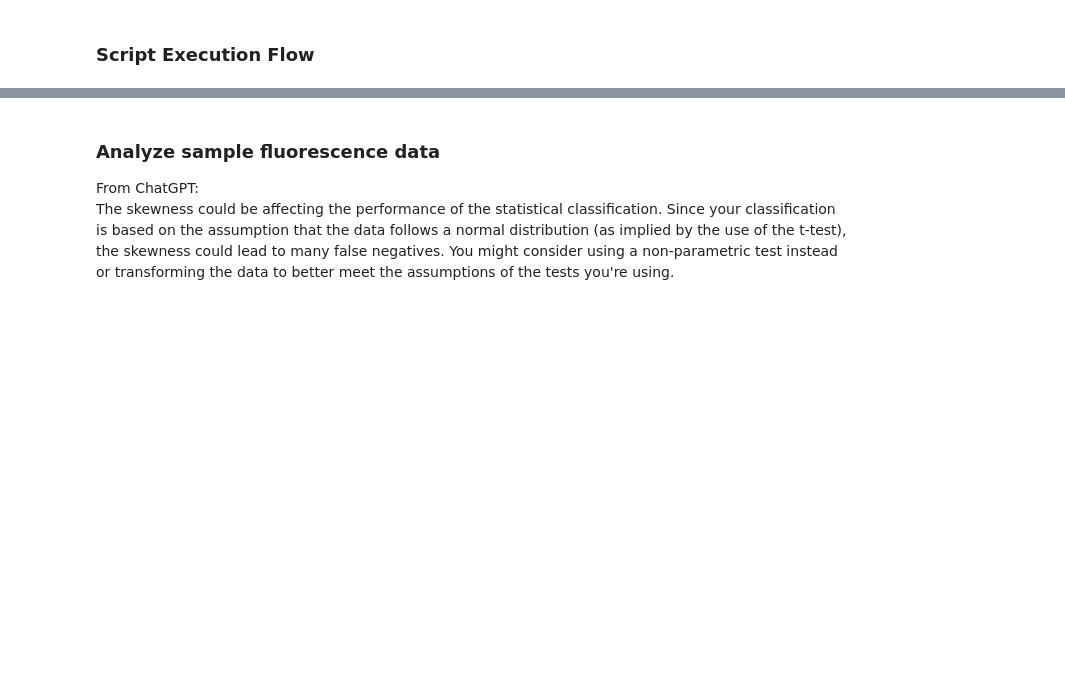
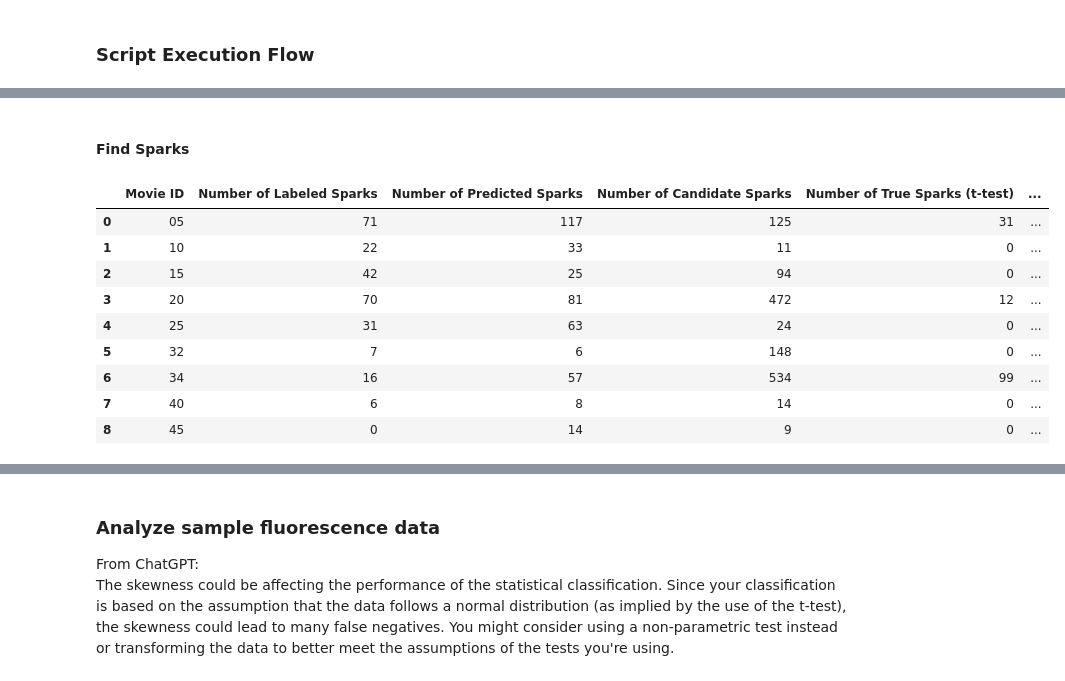
Before and after one commit to dottipr/sparks_project, a Jupyter notebook: notebooks_raw/OTHER APPROACH banyasz_sparks_detection.ipynb, the cells around one changed output, grey strips where cells are left out. Saved outputs shown, nothing was run; the diff lists cells and outputs as text; code cells hidden in the pictures; blank space fills up the shorter version.

```diff
--- a/notebooks_raw/OTHER APPROACH banyasz_sparks_detection.ipynb
+++ b/notebooks_raw/OTHER APPROACH banyasz_sparks_detection.ipynb
@@ -514,0 +668,66 @@ Example of true spark using the Wilcoxon signed-rank test:
+# %% [markdown]
+#### Find Sparks
+# %%
+# Get sparks candidates
+spark_df_list = []
+
+# Filter sparks according to statistical tests
+pre_frames = 19  # adapted to our dataset
+threshold_a = 0.05
+threshold_b = 0.1
+
+# Filter sparks according to the Wilcoxon signed-rank test
+pre_frames = 10
+significance_level = 0.15
+n_size = 3
+
+for movie_id in movie_ids:
+    # Find sparks
+    spark_coordinates = find_sparks(
+        filtered_movies[movie_id],
+        filtered_threshold_movies[movie_id],
+        inside_cell_masks[movie_id],
+    )
+
+    # Classify sparks
+    true_sparks_coordinates = classify_sparks(
+        candidate_sparks=spark_coordinates,
+        fluorescence_frames=normalized_movies[movie_id],
+        pre_frames=pre_frames,
+        threshold_a=threshold_a,
+        threshold_b=threshold_b,
+    )
+
+    # Classify sparks using the Wilcoxon signed-rank test
+    true_sparks_wilcoxon = classify_sparks_wilcoxon(
+        candidate_sparks=spark_coordinates,
+        fluorescence_frames=normalized_movies[movie_id],
+        pre_frames=pre_frames,
+        significance_level=significance_level,
+        n_size=n_size,
+    )
+
+    spark_df_list.append(
+        {
+            "Movie ID": movie_id,
+            "Number of Labeled Sparks": n_labeled_sparks[movie_id],
+            "Number of Predicted Sparks": n_predicted_sparks[movie_id],
+            "Number of Candidate Sparks": len(spark_coordinates),
+            "Number of True Sparks (t-test)": len(true_sparks_coordinates),
+            "Number of True Sparks (Wilcoxon)": len(true_sparks_wilcoxon),
+        }
+    )
+
+spark_df = pd.DataFrame(spark_df_list)
+display(spark_df)
+# %% [output]
+|  | Movie ID | Number of Labeled Sparks | Number of Predicted Sparks | Number of Candidate Sparks | Number of True Sparks (t-test) | ... |
+| 0 | 05 | 71 | 117 | 125 | 31 | ... |
+| 1 | 10 | 22 | 33 | 11 | 0 | ... |
+| 2 | 15 | 42 | 25 | 94 | 0 | ... |
+| 3 | 20 | 70 | 81 | 472 | 12 | ... |
+| 4 | 25 | 31 | 63 | 24 | 0 | ... |
+| 5 | 32 | 7 | 6 | 148 | 0 | ... |
+| 6 | 34 | 16 | 57 | 534 | 99 | ... |
+| 7 | 40 | 6 | 8 | 14 | 0 | ... |
+| 8 | 45 | 0 | 14 | 9 | 0 | ... |
```
Also changed, not shown: parts of 25 cells of this notebook, 2 other files.
